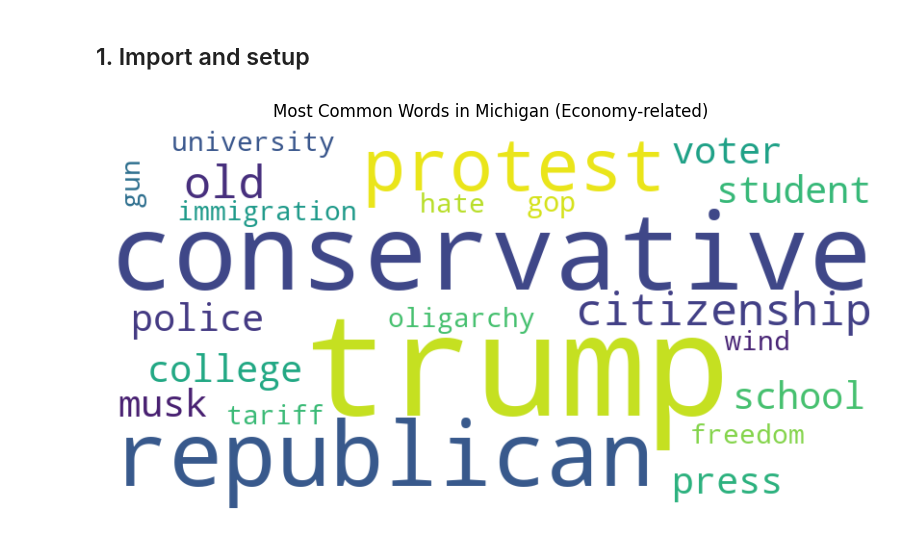
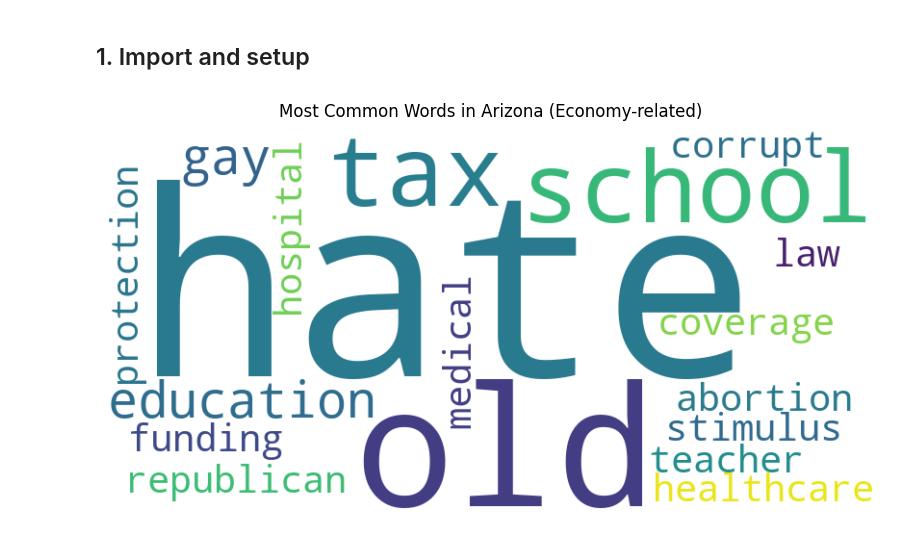
Before and after one commit to Makster04/Labor_Market_Index, a Jupyter notebook: notbook.ipynb, the cells around one changed output. Drawn from its saved outputs; the diff is of its cells as text; code cells hidden in the pictures.

```diff
--- a/notbook.ipynb
+++ b/notbook.ipynb
@@ -35,7 +35,7 @@ def fetch_reddit_posts_and_comments(subreddit_name, limit=50):
 
 
 # 🔁 Loop through swing states
-swing_state_subs = ['Pennsylvania', 'Georgia', 'Michigan', 'Wisconsin', 'Arizona', 'North_Carolina', 'Nevada']
+swing_state_subs = ['Pennsylvania', 'Georgia', 'Michigan', 'Wisconsin', 'Arizona', 'NorthCarolina', 'Nevada']
 
 all_dfs = []
 
@@ -133,44 +135,46 @@ Topic 9:  ['democrat', 'voter', 'right', 'public', 'need', 'arizona', 'lead', 's
 # %%
 # Economy-related topics
 df['economy'] = df['cleaned_text'].str.contains(
-    r"\b(economy|inflation|ai|transportation|artificalintelligence|automation|oligarchy|tax|taxes|billionaires|infrastructure|corruption|bigmoney|road|roads|rich|monopoly|monopolies|welfare|debt|deficit|war|wars|corporate|china|manufacturing|tariff|tariffs|trade|freetrade|protection|protectionism|corporation|corporations|union|laborunion|raise|poor|homeless|homelessness|regulation|regulations|injob|jobs|employment|unemployment|cost|housing|rent|mortgage|utilities|money|income|wages|salary|stock|market|gas|groceries|price|bills|budget|recession|stimulus|debt|tax)\b",
+    r"(economy|inflation|ai|transportation|artifical intelligence|expensive|price|prices|automation|oligarchy|tax|taxes|billionaires|infrastructure|corruption|bigmoney|road|roads|rich|monopoly|monopolies|welfare|debt|deficit|war|wars|corporate|china|manufacturing|tariff|tariffs|trade|freetrade|protection|protectionism|corporation|corporations|union|laborunion|raise|poor|homeless|homelessness|regulation|regulations|injob|jobs|employment|unemployment|cost|housing|rent|mortgage|utilities|money|income|wages|salary|stock|market|gas|groceries|price|bills|budget|recession)",
     case=False
 )
 
 # Immigration-related topics
 df['immigration'] = df['cleaned_text'].str.contains(
-    r"\b(immigration|border|asylum|illegal|immigrant|immigrants|migrant|migrants|deport|citizenship|visa|ICE|CBP|detain|wall|refugee|DACA)\b",
+    r"(immigration|border|asylum|illegal|immigrant|immigrants|migrant|migrants|deport|citizenship|visa|ICE|CBP|detain|wall|refugee|DACA)",
     case=False
 )
 
 # Healthcare-related topics
 df['healthcare'] = df['cleaned_text'].str.contains(
-    r"\b(healthcare|health|insurance|medicare|medicaid|obamacare|doctor|hospital|nurse|mental|medical|dental|drug|prescription|copay|abortion|coverage|premium|clinic|healthcarecost|ER)\b",
+    r"(healthcare|health|insurance|medicare|medicaid|obamacare|doctor|hospital|nurse|mental|medical|dental|drug|prescription|copay|abortion|coverage|premium|clinic|healthcarecost|ER)",
     case=False
 )
 
 # Education-related topics
 df['education'] = df['cleaned_text'].str.contains(
-    r"\b(education|school|schools|teacher|teachers|crt|woke|student|students|university|college|curriculum|classroom|learning|publicschool|charterschool|homeschool|schoolboard|debt|loan|tuition|academic|SAT|ACT|funding|literacy|GED)\b",
+    r"(education|school|schools|teacher|teachers|crt|woke|student|students|university|college|curriculum|classroom|learning|publicschool|charterschool|homeschool|schoolboard|debt|loan|tuition|academic|SAT|ACT|funding|literacy|GED)",
     case=False
 )
 
 # Environment-related topics
 df['environment'] = df['cleaned_text'].str.contains(
-    r"\b(environment|climate|climatechange|globalwarming|pollution|emissions|carbon|greenhouse|energy|renewable|solar|coal|gas|mining|pollution|wind|recycling|plastic|wildfire|flood|drought|EPA|deforestation|sustainability|cleanenergy|biodiversity)\b",
+    r"(environment|climate change|global warming|pollution|emissions|carbon|greenhouse|energy|renewable|solar|coal|gas|mining|wind|recycling|plastic|wildfire|flood|drought|EPA|deforestation|sustainability|cleanenergy|biodiversity)",
     case=False
 )
 
 # Human rights–related topics
 df['human_rights'] = df['cleaned_text'].str.contains(
-    r"\b(humanrights|civilrights|dei|police|defundthepolice|shooting|gun|guns|firstamendment|massshooting|hate|xenephobia|xenephobic|freedom|freedoms|freepalestine|palestine|anti-semetic|anti-semitism|gaza|woke|equalrights|equality|inequality|discrimination|racism|lgbt|trans|transgender|gay|lesbian|marriageequality|policebrutality|justice|injustice|prison|incarceration|protest|activism|rights|speech|press|votingrights|womensrights|reproductive|abortion|bodilyautonomy|religiousfreedom|minority|oppression)\b",
+    r"(human rights|civil rights|dei|police|shooting|gun|guns|first amendment|shooting|shootings|hate|xenephobia|xenephobic|freedom|freedoms|freepalestine|palestine|anti-semetic|anti-semitism|gaza|woke|equalrights|equality|inequality|discrimination|racism|lgbt|trans|transgender|gay|lesbian|marriageequality|policebrutality|justice|injustice|prison|incarceration|protest|activism|rights|speech|press|votingrights|womensrights|reproductive|abortion|bodilyautonomy|religiousfreedom|minority|oppression)",
     case=False
 )
 
+# Politics
 df['politics'] = df['cleaned_text'].str.contains(
-    r"\b(trump|law|corrupt|politican|draintheswamp|donor|donors|speicalinterest|billionaires|supremecourt|court|politicans|democrats|republican|republicans|gop|corruption|populism|populist|statusquo|elite|elitism|old|musk|young|libs|lib|conservative|conservatives|dnc|rnc|2020|voter|voterfraud)\b",
+    r"(democracy|right to vote|law|corrupt|politican|donor|donors|special interests|billionaires|supremecourt|court|politicans|democrats|republican|republicans|gop|corruption|populism|populist|statusquo|elite|elitism|old|musk|young|libs|lib|conservative|conservatives|dnc|rnc|2020|voter fraud)",
     case=False
 )
+
 
 
 def label_issue(row):
@@ -281,26 +241,26 @@ keywords = [
 # %%
 from wordcloud import WordCloud
 import matplotlib.pyplot as plt
 import re
 
 def plot_topic_wordcloud(state_name, keywords, df):
     # Join all posts for that state
     state_text = " ".join(df[df['state'] == state_name]['cleaned_text'].dropna())
 
     # Tokenize and filter for keywords only
     token_list = state_text.split()
     filtered_words = [word for word in token_list if word.lower() in keywords]
     filtered_text = " ".join(filtered_words)
 
     # Create and show word cloud
     wordcloud = WordCloud(width=800, height=400, background_color='white', colormap='viridis').generate(filtered_text)
     plt.figure(figsize=(10, 5))
     plt.imshow(wordcloud, interpolation='bilinear')
     plt.axis('off')
     plt.title(f"Most Common Words in {state_name} (Economy-related)")
     plt.show()
 
 # Example for Arizona + economy
-plot_topic_wordcloud("Michigan", keywords, df)
+plot_topic_wordcloud("Arizona", keywords, df)
 # %% [output]
-[figure, old version]
+[figure, new version]
```
Also changed, not shown: parts of 4 cells of this notebook.
